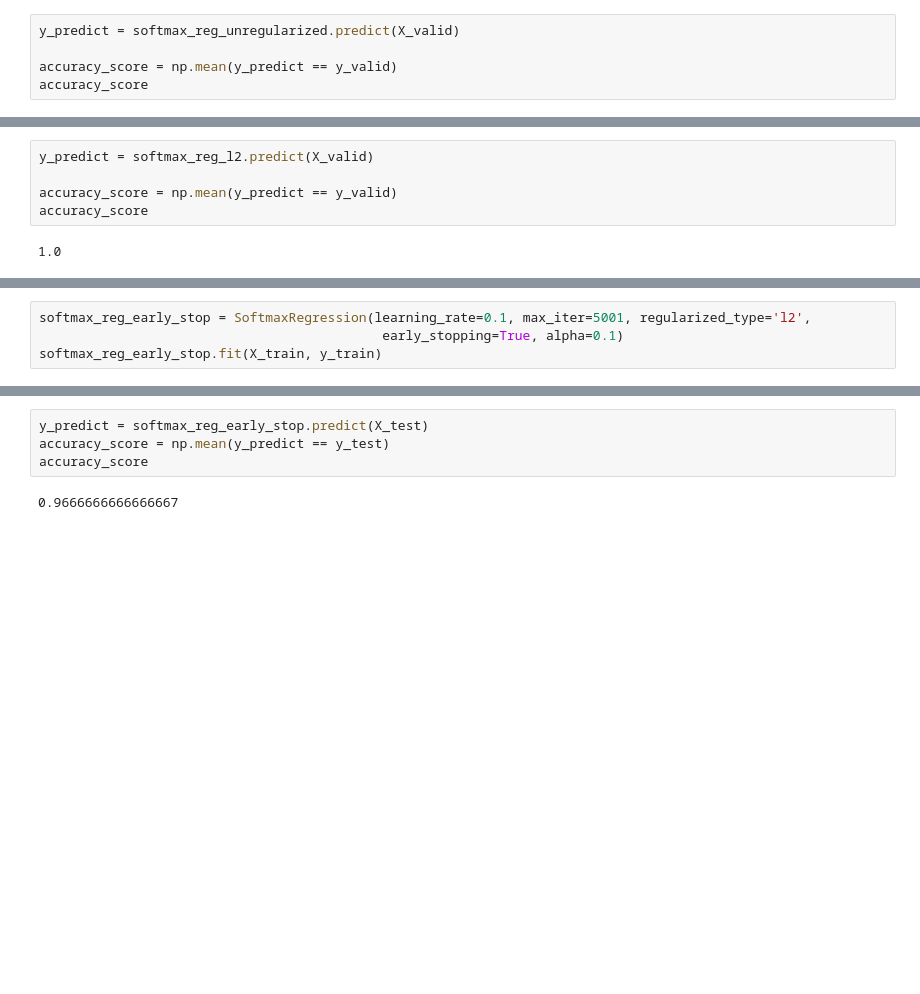
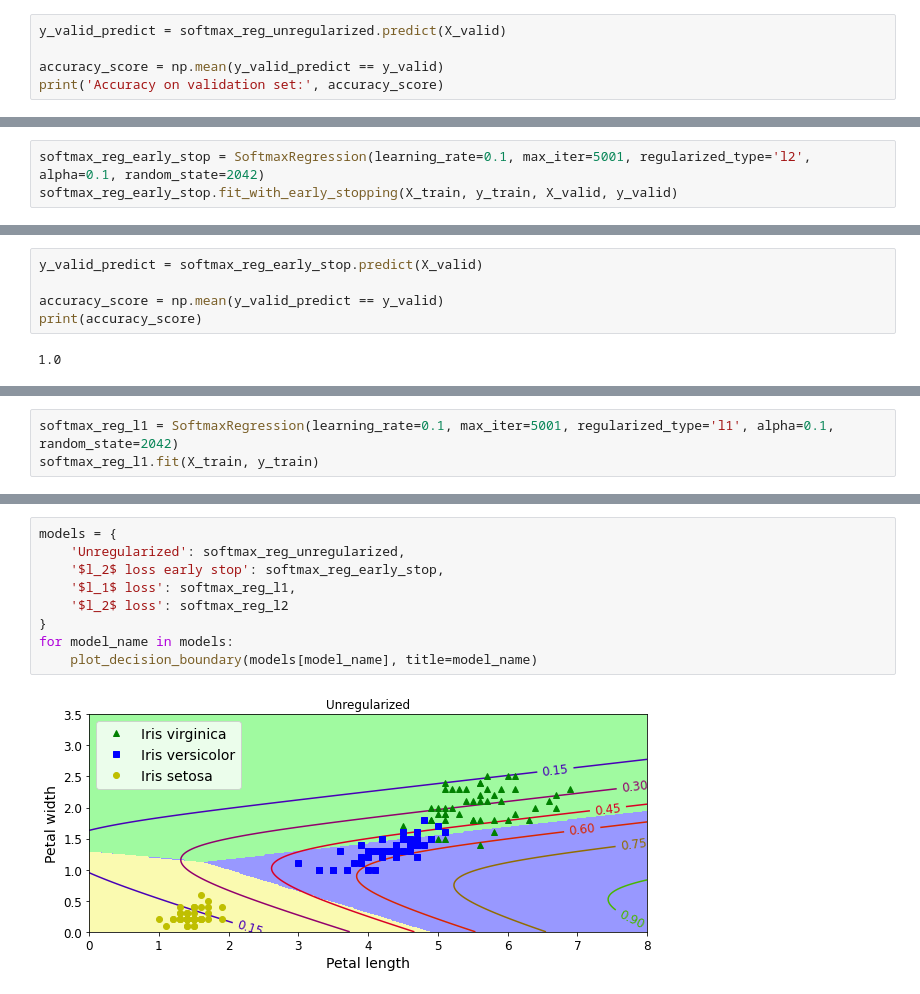
Before and after one commit to hongjiaherng/ML-Collections, a Jupyter notebook: just4funml/demo/demo_softmax_regression.ipynb, the cells around one changed output, grey strips where cells are left out. Cells and saved outputs as stored; diff of their text form; blank space fills up the shorter version.

Commit message:
Completed: Softmax Regression

```diff
--- a/just4funml/demo/demo_softmax_regression.ipynb
+++ b/just4funml/demo/demo_softmax_regression.ipynb
@@ -64,6 +65,6 @@ array([[ 4.42692952,  0.71095755, -1.01358673],
 # %%
-y_predict = softmax_reg_unregularized.predict(X_valid)
+y_valid_predict = softmax_reg_unregularized.predict(X_valid)
 
-accuracy_score = np.mean(y_predict == y_valid)
-accuracy_score
+accuracy_score = np.mean(y_valid_predict == y_valid)
+print('Accuracy on validation set:', accuracy_score)
 # %% [output]
@@ -85,0 +109,3 @@ softmax_reg_l2.fit(X_train, y_train)
+# %%
+softmax_reg_early_stop = SoftmaxRegression(learning_rate=0.1, max_iter=5001, regularized_type='l2', alpha=0.1, random_state=2042)
+softmax_reg_early_stop.fit_with_early_stopping(X_train, y_train, X_valid, y_valid)
@@ -86,7 +120,7 @@ softmax_reg_l2.fit(X_train, y_train)
 # %%
-y_predict = softmax_reg_l2.predict(X_valid)
+y_valid_predict = softmax_reg_early_stop.predict(X_valid)
 
-accuracy_score = np.mean(y_predict == y_valid)
-accuracy_score
+accuracy_score = np.mean(y_valid_predict == y_valid)
+print(accuracy_score)
 # %% [output]
 1.0
@@ -93,5 +135,4 @@ accuracy_score
 # %%
-softmax_reg_early_stop = SoftmaxRegression(learning_rate=0.1, max_iter=5001, regularized_type='l2',
-                                            early_stopping=True, alpha=0.1)
-softmax_reg_early_stop.fit(X_train, y_train)
+softmax_reg_l1 = SoftmaxRegression(learning_rate=0.1, max_iter=5001, regularized_type='l1', alpha=0.1, random_state=2042)
+softmax_reg_l1.fit(X_train, y_train)
 # %% [output]
@@ -140,6 +202,11 @@ plt.show()
-# %%
-y_predict = softmax_reg_early_stop.predict(X_test)
-accuracy_score = np.mean(y_predict == y_test)
-accuracy_score
-# %% [output]
-0.9666666666666667
+# %%
+models = {
+    'Unregularized': softmax_reg_unregularized,
+    '$l_2$ loss early stop': softmax_reg_early_stop,
+    '$l_1$ loss': softmax_reg_l1,
+    '$l_2$ loss': softmax_reg_l2
+}
+for model_name in models:
+    plot_decision_boundary(models[model_name], title=model_name)
+# %% [output]
+[figure, added]
```
Also changed, not shown: parts of 29 cells of this notebook, 3 other files.
